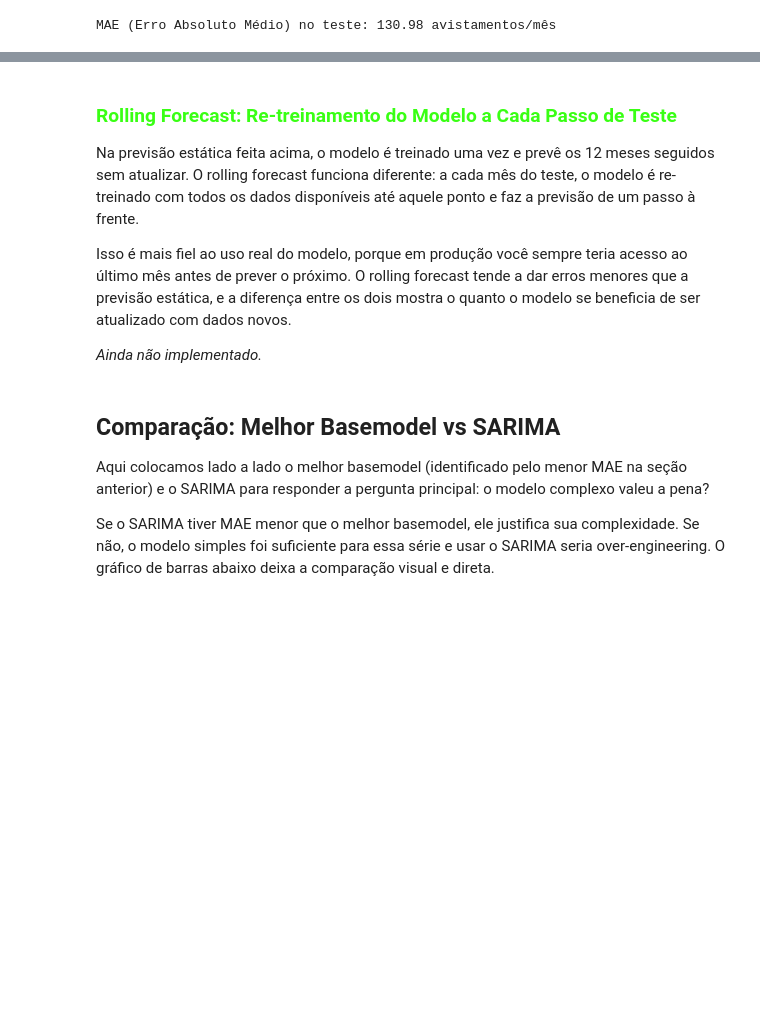
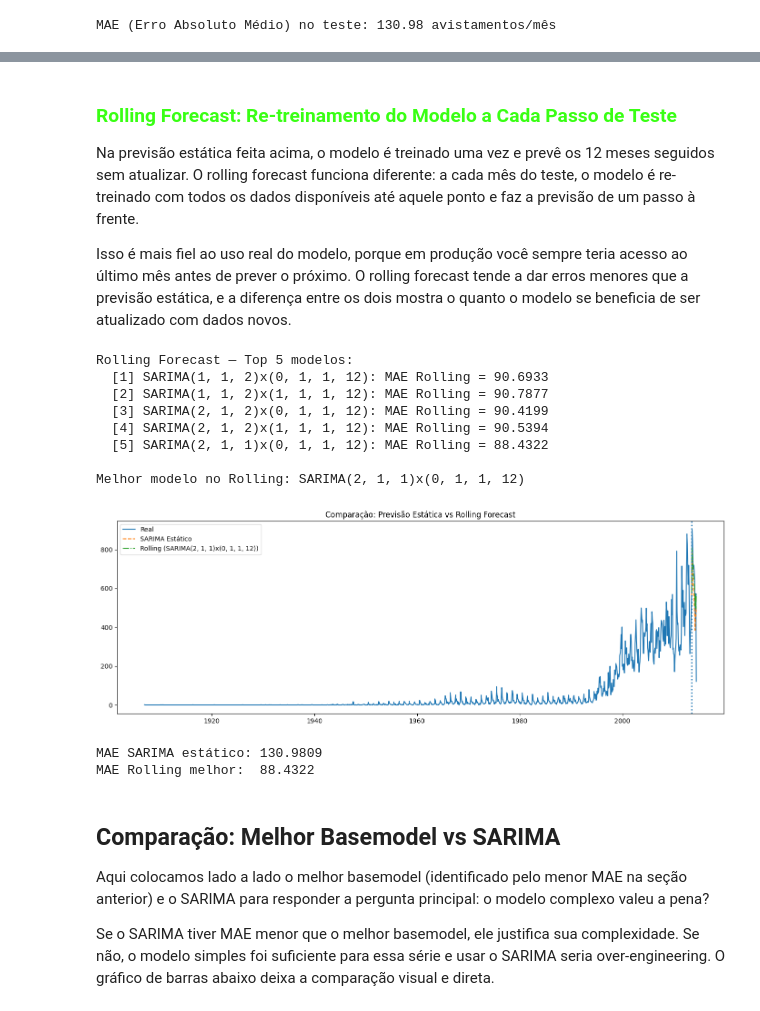
Before and after one commit to RafaelBarretoCruz/previsao-aliens, a Jupyter notebook: notebook.ipynb, the cells around one changed output, grey strips where cells are left out. Saved outputs shown, nothing was run; the diff lists cells and outputs as text; code cells hidden in the pictures; blank space fills up the shorter version.

```diff
--- a/notebook.ipynb
+++ b/notebook.ipynb
@@ -533,11 +591,78 @@ pass
 Na previsão estática feita acima, o modelo é treinado uma vez e prevê os 12 meses seguidos sem atualizar. O rolling forecast funciona diferente: a cada mês do teste, o modelo é re-treinado com todos os dados disponíveis até aquele ponto e faz a previsão de um passo à frente.
 
 Isso é mais fiel ao uso real do modelo, porque em produção você sempre teria acesso ao último mês antes de prever o próximo. O rolling forecast tende a dar erros menores que a previsão estática, e a diferença entre os dois mostra o quanto o modelo se beneficia de ser atualizado com dados novos.
-
-*Ainda não implementado.*
 # %%
-# placeholder: rolling forecast será implementado aqui
-pass
+def rolling_forecast_sarima(serie, train_size, order, seasonal_order, h=1):
+    previsoes = []
+    indices = []
+    for i in range(len(serie) - train_size):
+        window = serie.iloc[:train_size + i]
+        try:
+            modelo = SARIMAX(
+                window,
+                order=order,
+                seasonal_order=seasonal_order,
+                enforce_stationarity=False,
+                enforce_invertibility=False
+            ).fit(disp=False)
+            pred = modelo.forecast(steps=h)
+            previsoes.append(pred.iloc[0])
+        except Exception:
+            previsoes.append(np.nan)
+        indices.append(serie.index[train_size + i])
+    return pd.Series(previsoes, index=indices)
+
+serie = ts
+train_size = len(treino)
+
+models_list = top10 if 'top10' in globals() else resultados
+
+print("Rolling Forecast — Top 5 modelos:")
+resultados_rolling = {}
+
+for i, r in enumerate(models_list[:5]):
+    order = r.get('ordem', r.get('order'))
+    seasonal = r.get('ordem_sazonal', r.get('seasonal_order'))
+    preds = rolling_forecast_sarima(serie, train_size, order, seasonal, h=1)
+    try:
+        mae_roll = mean_absolute_error(teste.values, preds.values)
+    except Exception:
+        mae_roll = np.nan
+    nome = f"SARIMA{order}x{seasonal}"
+    resultados_rolling[nome] = {'mae': mae_roll, 'preds': preds}
+    print(f"  [{i+1}] {nome}: MAE Rolling = {mae_roll:.4f}")
+
+melhor_rolling_nome = min(resultados_rolling, key=lambda x: resultados_rolling[x]['mae'])
+melhor_rolling_preds = resultados_rolling[melhor_rolling_nome]['preds']
+print(f"\nMelhor modelo no Rolling: {melhor_rolling_nome}")
+
+pred_sarima = mean
+mae_sarima_teste = mean_absolute_error(teste.values, pred_sarima.values)
+
+fig, ax = plt.subplots(figsize=(14, 5))
+ax.plot(serie, label='Real')
+ax.plot(pred_sarima.index, pred_sarima.values, label='SARIMA Estático', linestyle='--')
+ax.plot(melhor_rolling_preds.index, melhor_rolling_preds.values, label=f'Rolling ({melhor_rolling_nome})', linestyle='-.')
+ax.axvline(x=teste.index[0], linestyle=':', linewidth=2)
+ax.legend()
+ax.set_title('Comparação: Previsão Estática vs Rolling Forecast')
+plt.tight_layout()
+plt.show()
+
+print(f"\nMAE SARIMA estático: {mae_sarima_teste:.4f}")
+print(f"MAE Rolling melhor:  {resultados_rolling[melhor_rolling_nome]['mae']:.4f}")
+# %% [output]
+Rolling Forecast — Top 5 modelos:
+  [1] SARIMA(1, 1, 2)x(0, 1, 1, 12): MAE Rolling = 90.6933
+  [2] SARIMA(1, 1, 2)x(1, 1, 1, 12): MAE Rolling = 90.7877
+  [3] SARIMA(2, 1, 2)x(0, 1, 1, 12): MAE Rolling = 90.4199
+  [4] SARIMA(2, 1, 2)x(1, 1, 1, 12): MAE Rolling = 90.5394
+  [5] SARIMA(2, 1, 1)x(0, 1, 1, 12): MAE Rolling = 88.4322
+
+Melhor modelo no Rolling: SARIMA(2, 1, 1)x(0, 1, 1, 12)
+[figure, added]
+MAE SARIMA estático: 130.9809
+MAE Rolling melhor:  88.4322
 # %% [markdown]
 ## Comparação: Melhor Basemodel vs SARIMA
 
```
Also changed, not shown: parts of 8 cells of this notebook.
